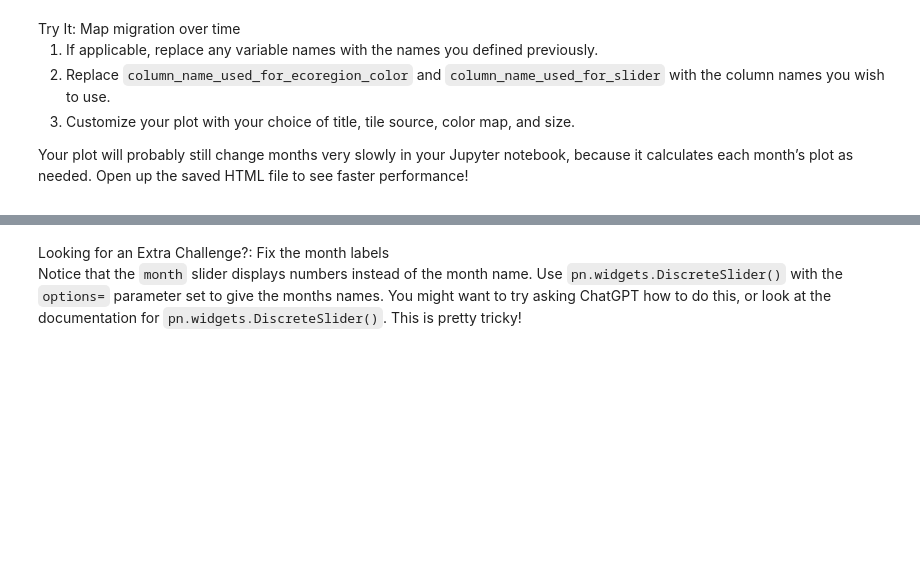
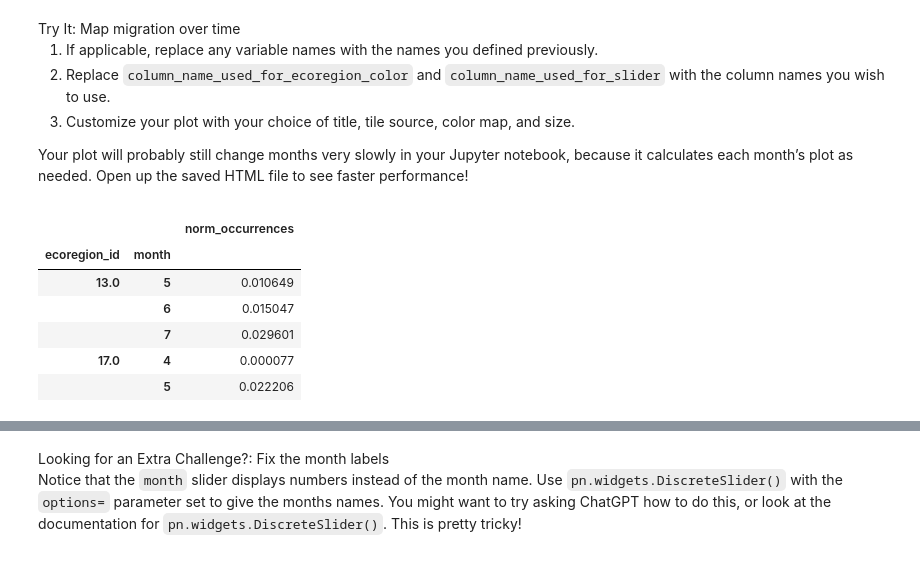
Before and after one commit to nym-veach/final-project-nym-veach, a Jupyter notebook: notebooks/migration-33-plot.ipynb, the cells around one changed output, grey strips where cells are left out. Cells and saved outputs as stored; diff of their text form; code cells hidden in the pictures; blank space fills up the shorter version.

```diff
--- a/notebooks/migration-33-plot.ipynb
+++ b/notebooks/migration-33-plot.ipynb
@@ -82,5 +82,16 @@ Jupyter notebook, because it calculates each month’s plot as needed.
 Open up the saved HTML file to see faster performance!</p>
 </div>
 </div></div></div>
+# %%
+# View first few rows of data from occurance dataframe
+occurrence_df[['norm_occurrences']].head()
+# %% [output]
+|  |  | norm_occurrences |
+| ecoregion_id | month |  |
+| 13.0 | 5 | 0.010649 |
+|  | 6 | 0.015047 |
+|  | 7 | 0.029601 |
+| 17.0 | 4 | 0.000077 |
+|  | 5 | 0.022206 |
 # %%
 # Join the occurrences with the plotting GeoDataFrame
```
Also changed, not shown: parts of 3 cells of this notebook, 1 other file.
